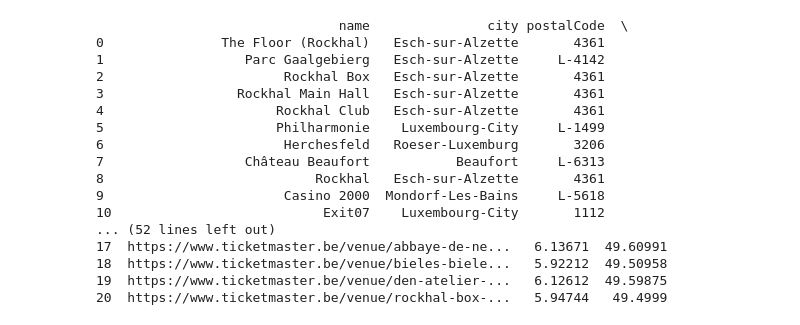
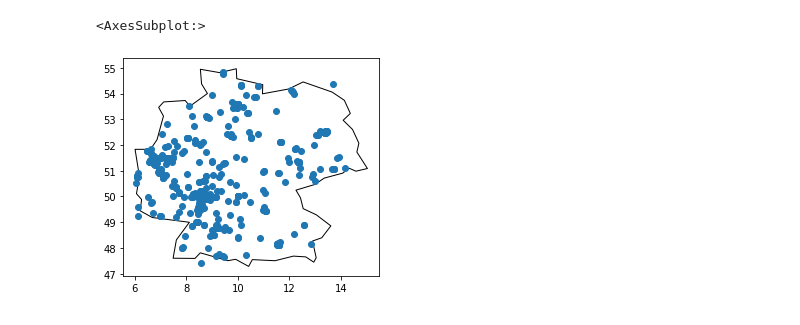
Before and after one commit to jonah-gas/Assignment05, a Jupyter notebook: Gasparro_Jonah_Assignment05_Python.ipynb, the cells around one changed output. Cells and saved outputs as stored; diff of their text form; code cells hidden in the pictures.

```diff
--- a/Gasparro_Jonah_Assignment05_Python.ipynb
+++ b/Gasparro_Jonah_Assignment05_Python.ipynb
@@ -114,21 +147,22 @@ map.plot(ax = ax)
 # %%
-dflux = df_country("LU")
-print(dflux)
+#set values beyond the borders to NA
+dfde['longitude'] = np.where((5.866 <= dfde['longitude']) & (dfde['longitude'] <= 15.042), dfde['longitude'], np.nan)
+dfde['latitude'] = np.where((47.270 <= dfde['latitude']) & (dfde['latitude'] <= 55.059), dfde['latitude'], np.nan)
+
+# create GeoDataFrame with columns for latitude und longitude
+longitude_de = dfde["longitude"]
+latitude_de = dfde["latitude"]
+dfde_geo = gpd.GeoDataFrame(
+    dfde, geometry = gpd.points_from_xy(longitude_de,latitude_de)
+)
+
+# create visualization based on the given code
+# get a base map of Germany
+map = gpd.read_file(gpd.datasets.get_path("naturalearth_lowres"))
+# create plot for Germany
+map = map[map.name == "Germany"].plot(color = "white", edgecolor = "black")
+# plot the map with dots for the venues
+dfde_geo.plot(ax = map)
 # %% [output]
-                               name               city postalCode  \
-0               The Floor (Rockhal)   Esch-sur-Alzette       4361
-1                  Parc Gaalgebierg   Esch-sur-Alzette     L-4142
-2                       Rockhal Box   Esch-sur-Alzette       4361
-3                 Rockhal Main Hall   Esch-sur-Alzette       4361
-4                      Rockhal Club   Esch-sur-Alzette       4361
-5                      Philharmonie    Luxembourg-City     L-1499
-6                       Herchesfeld   Roeser-Luxemburg       3206
-7                  Château Beaufort           Beaufort     L-6313
-8                           Rockhal   Esch-sur-Alzette       4361
-9                       Casino 2000  Mondorf-Les-Bains     L-5618
-10                           Exit07    Luxembourg-City       1112
-... (52 lines left out)
-17  https://www.ticketmaster.be/venue/abbaye-de-ne...   6.13671  49.60991
-18  https://www.ticketmaster.be/venue/bieles-biele...   5.92212  49.50958
-19  https://www.ticketmaster.be/venue/den-atelier-...   6.12612  49.59875
-20  https://www.ticketmaster.be/venue/rockhal-box-...   5.94744   49.4999
+<AxesSubplot:>
+[figure, added]
```
Also changed, not shown: parts of 7 cells of this notebook.
